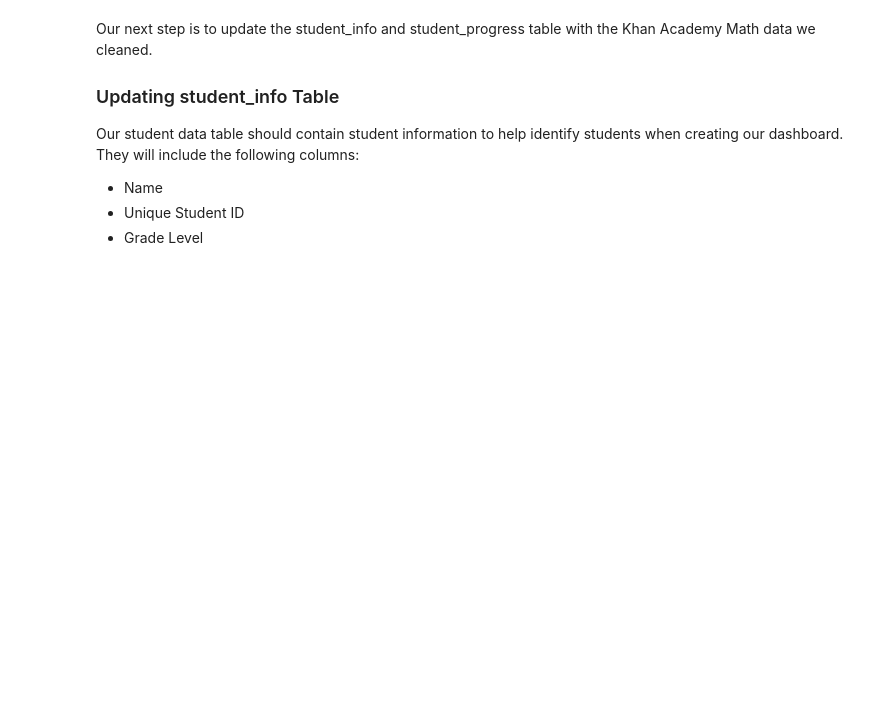
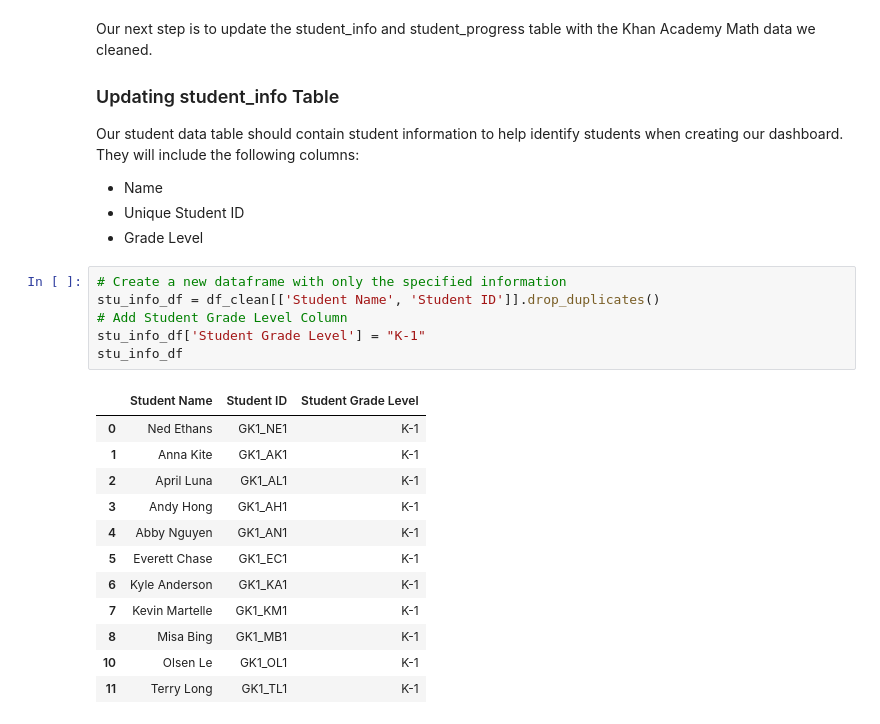
Before and after one commit to kle96/student-dashboard, a Jupyter notebook: data_cleaning/data_cleaning1.ipynb, the cells around one changed output. Saved outputs shown, nothing was run; the diff lists cells and outputs as text; blank space fills up the shorter version.

```diff
--- a/data_cleaning/data_cleaning1.ipynb
+++ b/data_cleaning/data_cleaning1.ipynb
@@ -553,3 +555,22 @@ Our student data table should contain student information to help identify stude
 - Name
 - Unique Student ID
 - Grade Level
+# %%
+# Create a new dataframe with only the specified information
+stu_info_df = df_clean[['Student Name', 'Student ID']].drop_duplicates()
+# Add Student Grade Level Column
+stu_info_df['Student Grade Level'] = "K-1"
+stu_info_df
+# %% [output]
+|  | Student Name | Student ID | Student Grade Level |
+| 0 | Ned Ethans | GK1_NE1 | K-1 |
+| 1 | Anna Kite | GK1_AK1 | K-1 |
+| 2 | April Luna | GK1_AL1 | K-1 |
+| 3 | Andy Hong | GK1_AH1 | K-1 |
+| 4 | Abby Nguyen | GK1_AN1 | K-1 |
+| 5 | Everett Chase | GK1_EC1 | K-1 |
+| 6 | Kyle Anderson | GK1_KA1 | K-1 |
+| 7 | Kevin Martelle | GK1_KM1 | K-1 |
+| 8 | Misa Bing | GK1_MB1 | K-1 |
+| 10 | Olsen Le | GK1_OL1 | K-1 |
+| 11 | Terry Long | GK1_TL1 | K-1 |
```
Also changed, not shown: parts of 4 cells of this notebook.
